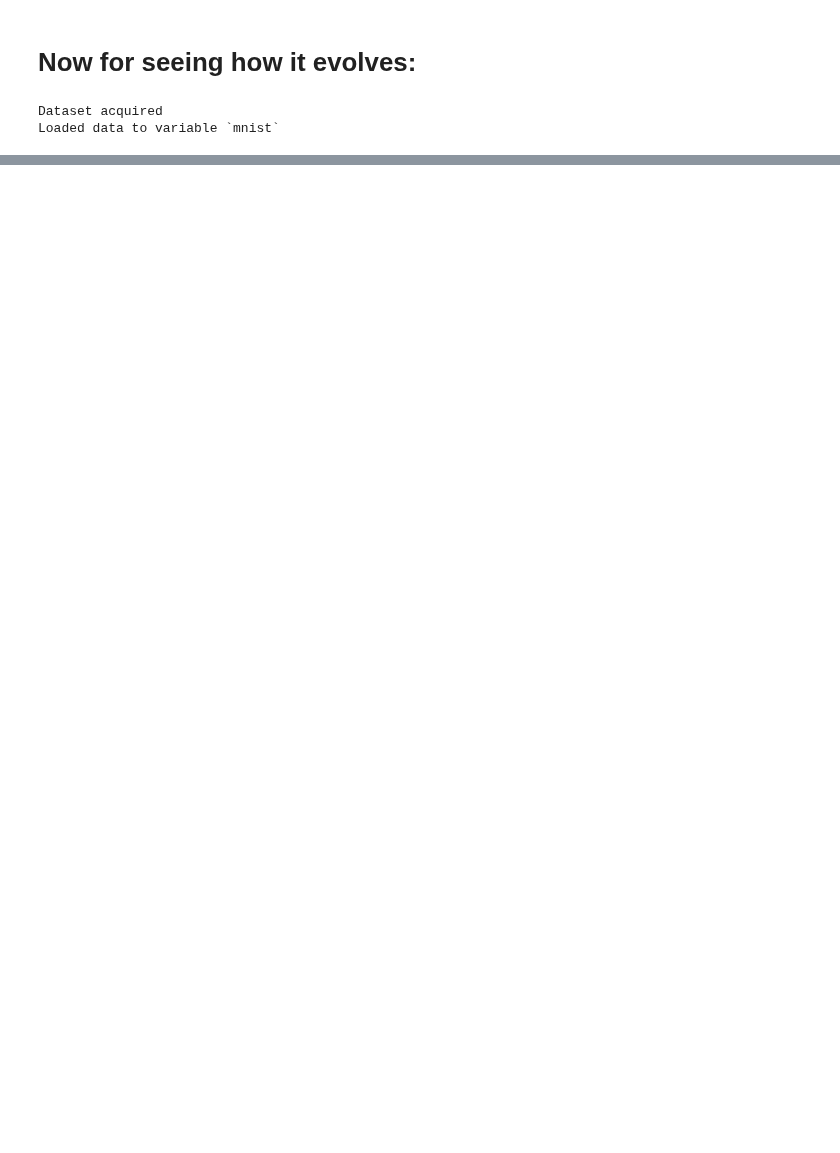
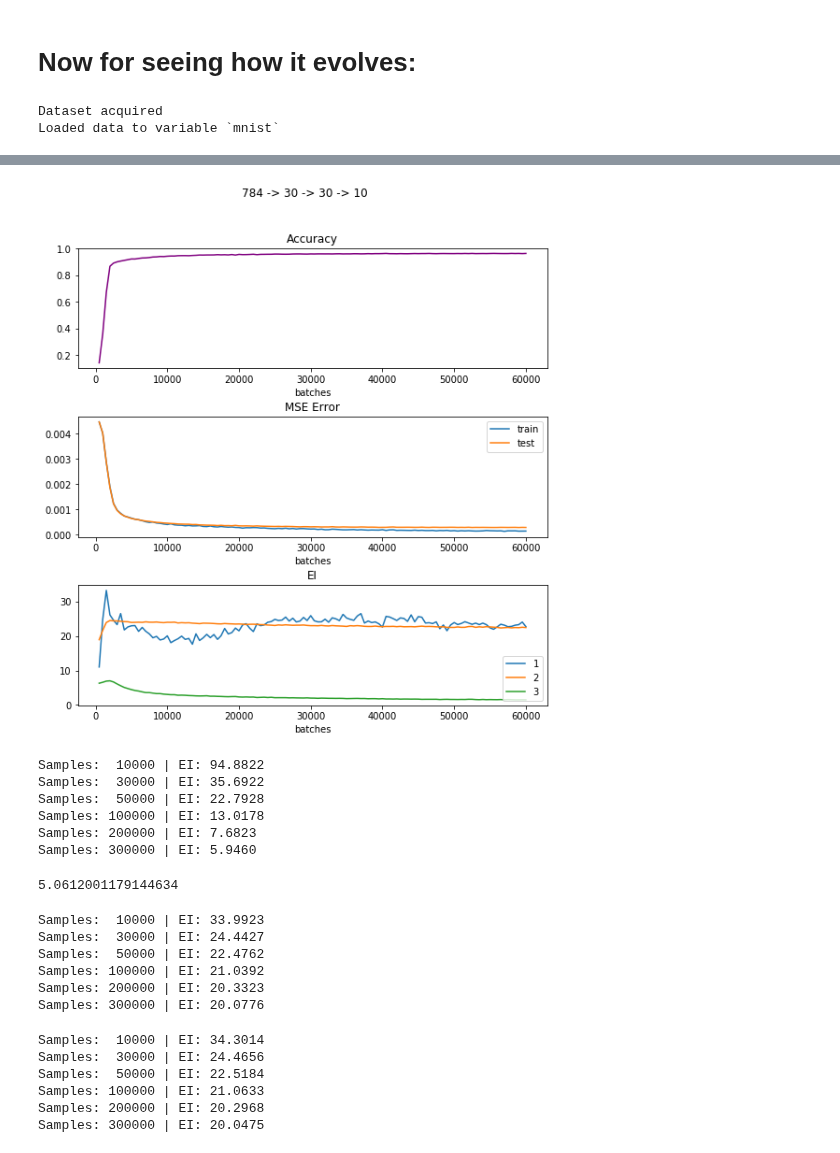
Before and after one commit to ejmichaud/ai-experiments, a Jupyter notebook: effective-information/dev/test-ei-notebook.ipynb, the cells around one changed output, grey strips where cells are left out. Drawn from its saved outputs; the diff is of its cells as text; code cells hidden in the pictures; blank space fills up the shorter version.

Commit message:
early tests and mnist replication pt. 1

```diff
--- a/effective-information/dev/test-ei-notebook.ipynb
+++ b/effective-information/dev/test-ei-notebook.ipynb
@@ -237,0 +420,68 @@ KeyboardInterrupt:
+# %%
+EIs_layer1, EIs_layer2, EIs_layer3 = zip(*eis_data)
+train_loss_data, test_loss_data = zip(*losses_data)
+# %%
+plt.figure(figsize=(9,9))
+
+plt.suptitle("784 -> 30 -> 30 -> 10")
+
+plt.subplot(3, 1, 1)
+plt.title("Accuracy")
+plt.plot(num_batches_data, accuracies_data, color='purple')
+plt.xlabel("batches")
+
+plt.subplot(3, 1, 2)
+plt.title("MSE Error")
+plt.plot(num_batches_data, train_loss_data, label="train")
+plt.plot(num_batches_data, test_loss_data, label="test")
+plt.xlabel("batches")
+plt.legend()
+
+plt.subplot(3, 1, 3)
+plt.title("EI")
+plt.plot(num_batches_data, EIs_layer1, label="1")
+plt.plot(num_batches_data, EIs_layer2, label="2")
+plt.plot(num_batches_data, EIs_layer3, label="3")
+plt.legend(loc='lower right')
+plt.xlabel("batches")
+
+plt.subplots_adjust(hspace=0.4)
+# %% [output]
+[figure, added]
+# %%
+for s in [10000, 30000, 50000, 100000, 200000, 300000]:
+    EI = EI_of_layer(first, top, samples=s, batch_size=40, bins=16, device=device)
+    print("Samples: {0:6d} | EI: {1:.4f}".format(s, EI))
+# %% [output]
+Samples:  10000 | EI: 94.8822
+Samples:  30000 | EI: 35.6922
+Samples:  50000 | EI: 22.7928
+Samples: 100000 | EI: 13.0178
+Samples: 200000 | EI: 7.6823
+Samples: 300000 | EI: 5.9460
+# %%
+EI_of_layer(first, top, samples=400000, batch_size=40, bins=16, device=device)
+# %% [output]
+5.0612001179144634
+# %%
+for s in [10000, 30000, 50000, 100000, 200000, 300000]:
+    EI = EI_of_layer(second, top, samples=s, batch_size=40, bins=16, device=device)
+    print("Samples: {0:6d} | EI: {1:.4f}".format(s, EI))
+# %% [output]
+Samples:  10000 | EI: 33.9923
+Samples:  30000 | EI: 24.4427
+Samples:  50000 | EI: 22.4762
+Samples: 100000 | EI: 21.0392
+Samples: 200000 | EI: 20.3323
+Samples: 300000 | EI: 20.0776
+# %%
+for s in [10000, 30000, 50000, 100000, 200000, 300000]:
+    EI = EI_of_layer(second, top, samples=s, batch_size=40, bins=16, device=device)
+    print("Samples: {0:6d} | EI: {1:.4f}".format(s, EI))
+# %% [output]
+Samples:  10000 | EI: 34.3014
+Samples:  30000 | EI: 24.4656
+Samples:  50000 | EI: 22.5184
+Samples: 100000 | EI: 21.0633
+Samples: 200000 | EI: 20.2968
+Samples: 300000 | EI: 20.0475
```
Also changed, not shown: parts of 37 cells of this notebook, 3 other files.
